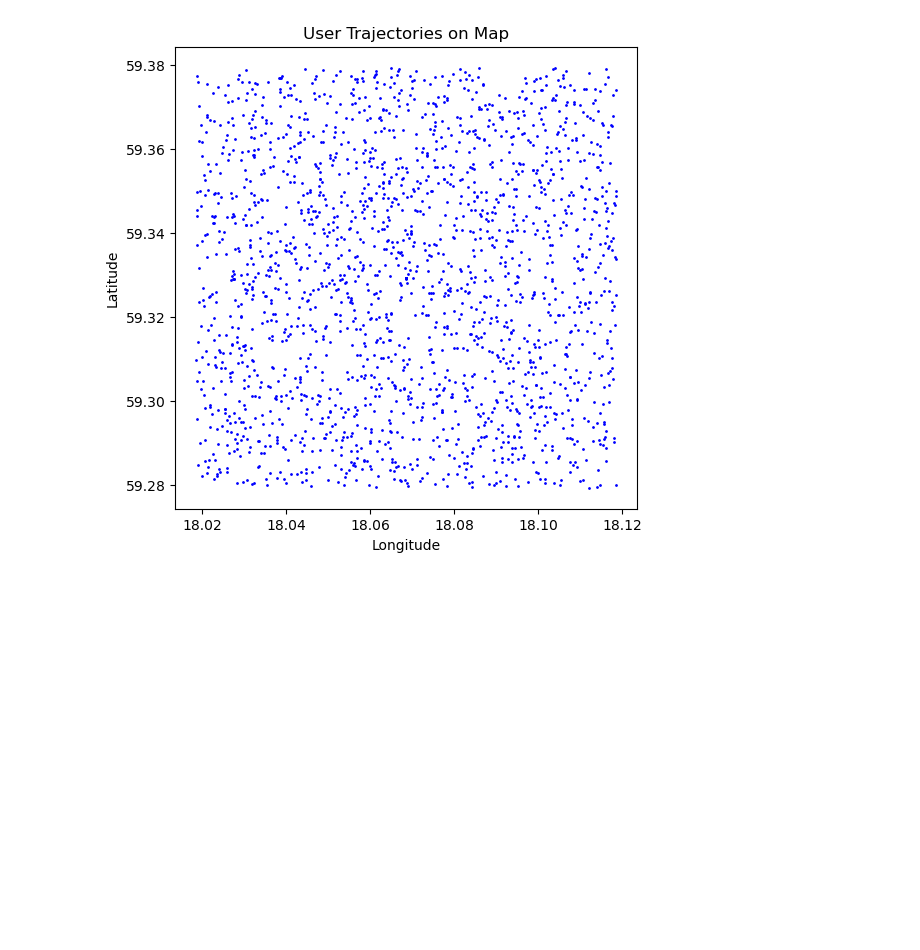
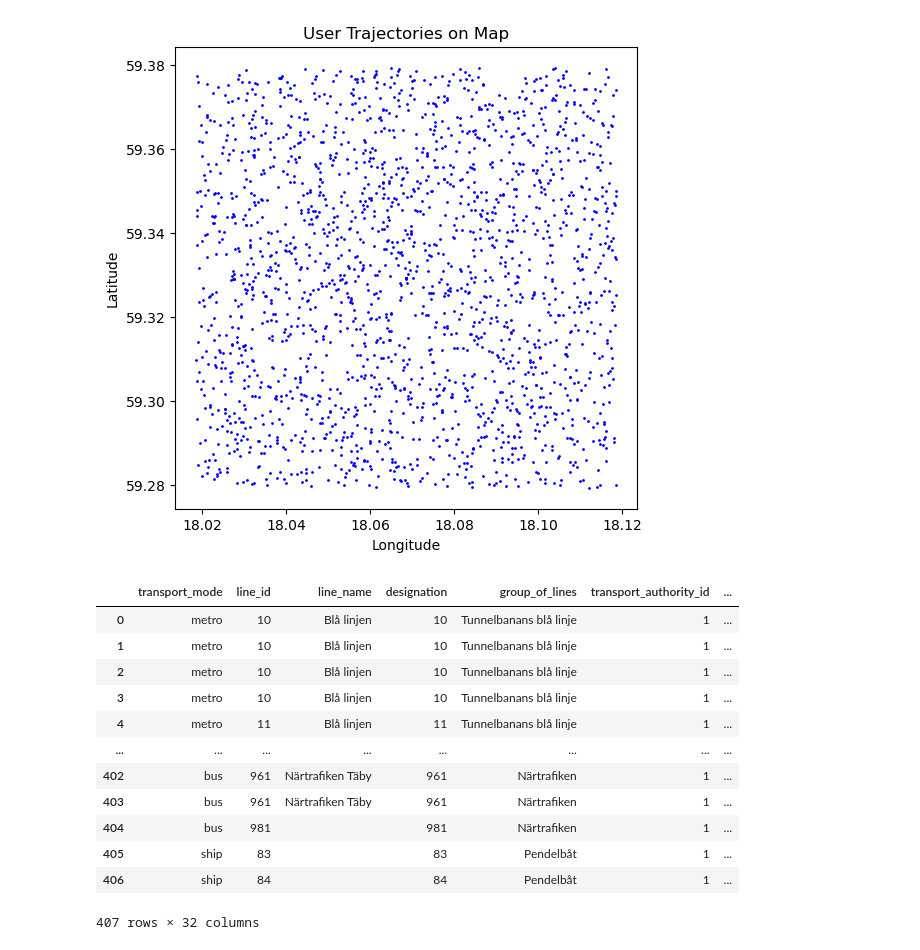
Before and after one commit to pablo-chacon/lbrp, a Jupyter notebook: gtfs/clustering_data.ipynb, the cells around one changed output. Cells and saved outputs as stored; diff of their text form; code cells hidden in the pictures; blank space fills up the shorter version.

Commit message:
sl_rtd, user_trajectories, lbrp working. Example notebook: clustering_data.ipynb
Signed-off-by: pablo <ekarlsson66@gmail.com>

```diff
--- a/gtfs/clustering_data.ipynb
+++ b/gtfs/clustering_data.ipynb
@@ -241,3 +138,20 @@ plt.ylabel('Latitude')
 plt.show()
 # %% [output]
 [figure]
+# %%
+pt = pd.DataFrame(pd.read_pickle('personalized_timetable.pkl'))
+pt
+# %% [output]
+|  | transport_mode | line_id | line_name | designation | group_of_lines | transport_authority_id | ... |
+| 0 | metro | 10 | Blå linjen | 10 | Tunnelbanans blå linje | 1 | ... |
+| 1 | metro | 10 | Blå linjen | 10 | Tunnelbanans blå linje | 1 | ... |
+| 2 | metro | 10 | Blå linjen | 10 | Tunnelbanans blå linje | 1 | ... |
+| 3 | metro | 10 | Blå linjen | 10 | Tunnelbanans blå linje | 1 | ... |
+| 4 | metro | 11 | Blå linjen | 11 | Tunnelbanans blå linje | 1 | ... |
+| ... | ... | ... | ... | ... | ... | ... | ... |
+| 402 | bus | 961 | Närtrafiken Täby | 961 | Närtrafiken | 1 | ... |
+| 403 | bus | 961 | Närtrafiken Täby | 961 | Närtrafiken | 1 | ... |
+| 404 | bus | 981 |  | 981 | Närtrafiken | 1 | ... |
+| 405 | ship | 83 |  | 83 | Pendelbåt | 1 | ... |
+| 406 | ship | 84 |  | 84 | Pendelbåt | 1 | ... |
+407 rows × 32 columns
```
Also changed, not shown: parts of 16 cells of this notebook, 6 other files.
